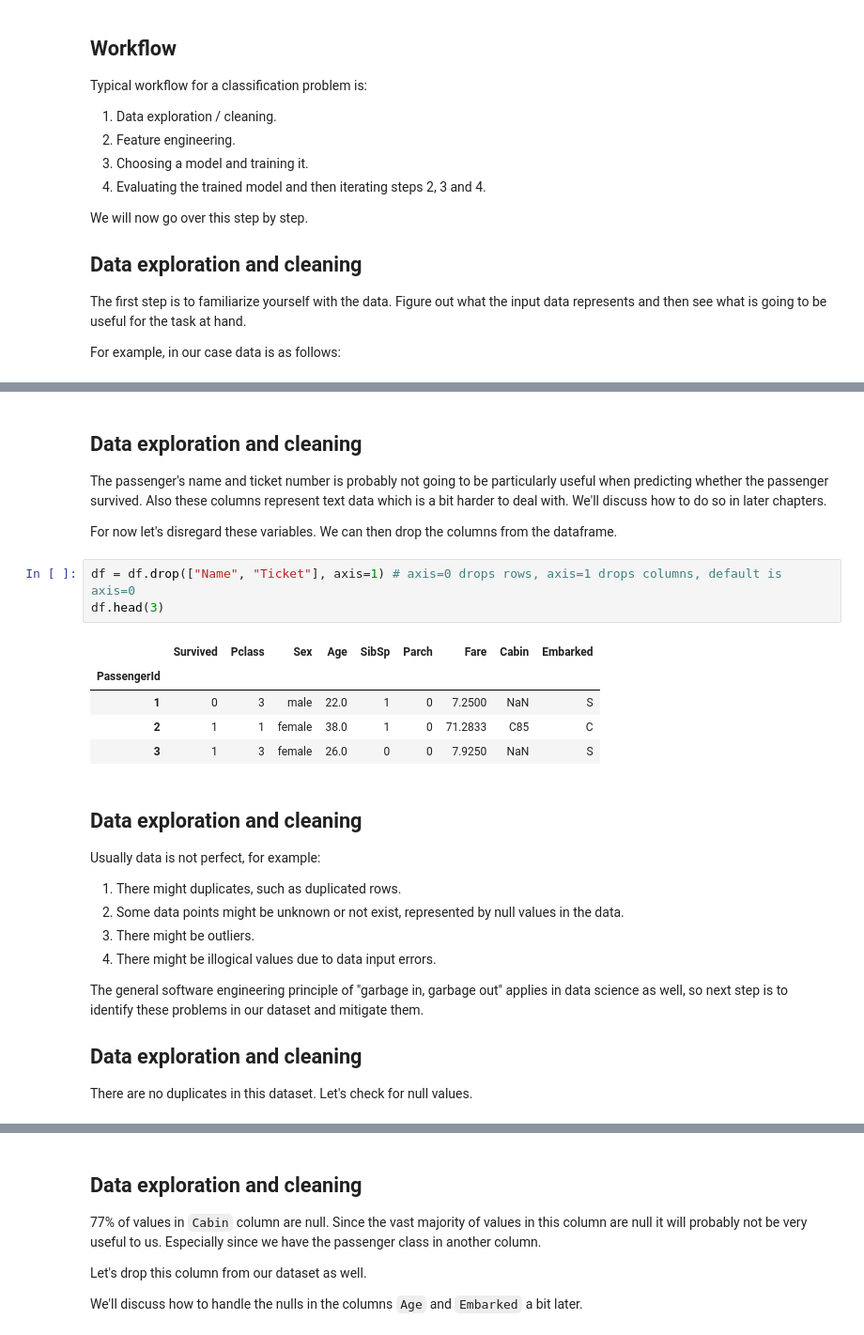
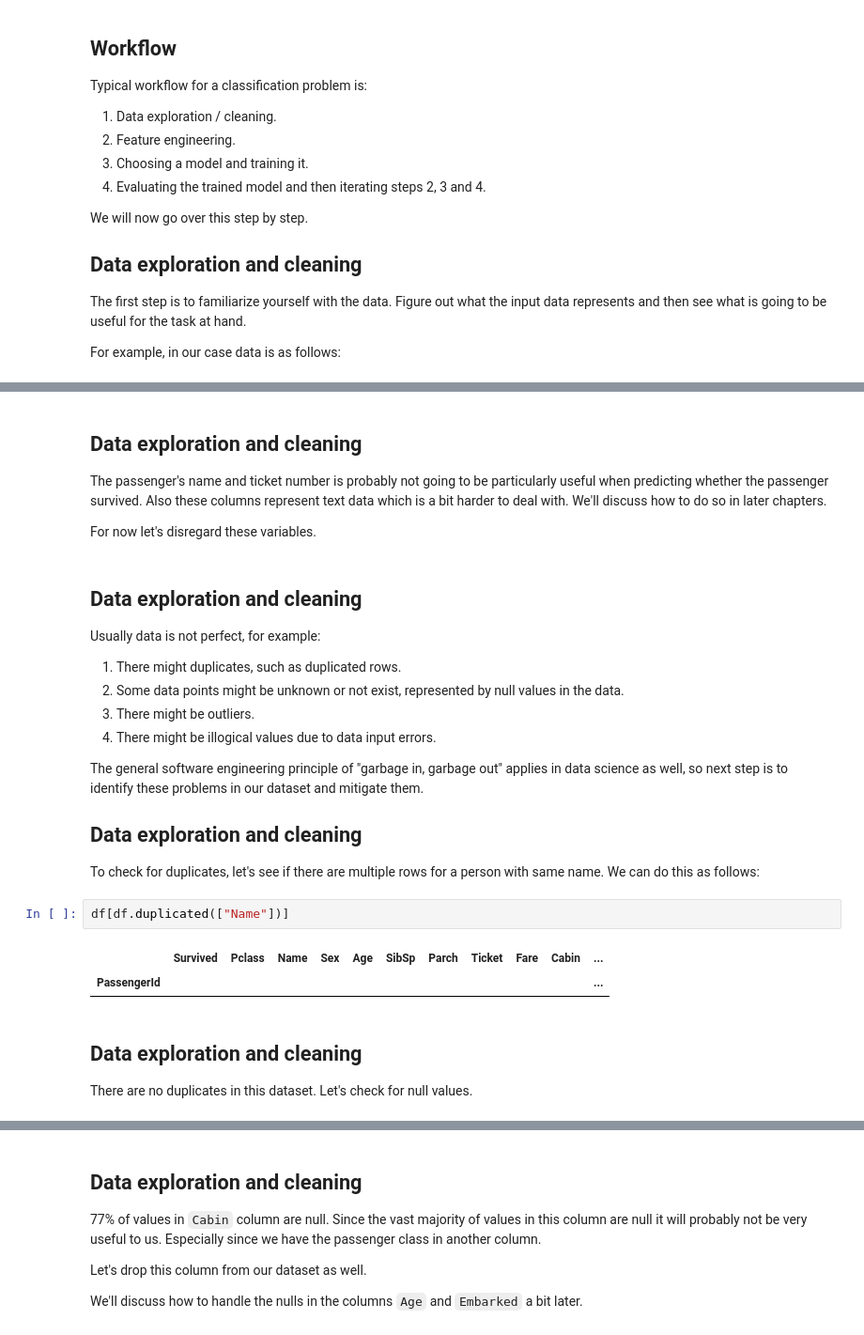
Before and after one commit to jputrius/ml_intro, a Jupyter notebook: chapters/02_supervised_learning.ipynb, the cells around one changed output, grey strips where cells are left out. Shown at 94% size. Saved outputs shown, nothing was run; the diff lists cells and outputs as text.

```diff
--- a/chapters/02_supervised_learning.ipynb
+++ b/chapters/02_supervised_learning.ipynb
@@ -84,16 +84,7 @@ df.head(5)
 
 The passenger's name and ticket number is probably not going to be particularly useful when predicting whether the passenger survived. Also these columns represent text data which is a bit harder to deal with. We'll discuss how to do so in later chapters.
 
-For now let's disregard these variables. We can then drop the columns from the dataframe.
+For now let's disregard these variables.
-# %%
-df = df.drop(["Name", "Ticket"], axis=1) # axis=0 drops rows, axis=1 drops columns, default is axis=0
-df.head(3)
-# %% [output]
-|  | Survived | Pclass | Sex | Age | SibSp | Parch | Fare | Cabin | Embarked |
-| PassengerId |  |  |  |  |  |  |  |  |  |
-| 1 | 0 | 3 | male | 22.0 | 1 | 0 | 7.2500 | NaN | S |
-| 2 | 1 | 1 | female | 38.0 | 1 | 0 | 71.2833 | C85 | C |
-| 3 | 1 | 3 | female | 26.0 | 0 | 0 | 7.9250 | NaN | S |
 # %% [markdown]
 ## Data exploration and cleaning
 
@@ -108,7 +99,16 @@ The general software engineering principle of "garbage in, garbage out" applies
 
 ## Data exploration and cleaning
 
-There are no duplicates in this dataset. Let's check for null values.
+To check for duplicates, let's see if there are multiple rows for a person with same name. We can do this as follows:
+# %%
+df[df.duplicated(["Name"])]
+# %% [output]
+|  | Survived | Pclass | Name | Sex | Age | SibSp | Parch | Ticket | Fare | Cabin | ... |
+| PassengerId |  |  |  |  |  |  |  |  |  |  | ... |
+# %% [markdown]
+## Data exploration and cleaning
+
+There are no duplicates in this dataset. Let's check for null values.
 # %%
 df.isnull().sum(axis=0)/len(df) # len(df) return the number of rows in a dataframe
 # %% [output]
```
Also changed, not shown: parts of 5 cells of this notebook, 1 other file.
